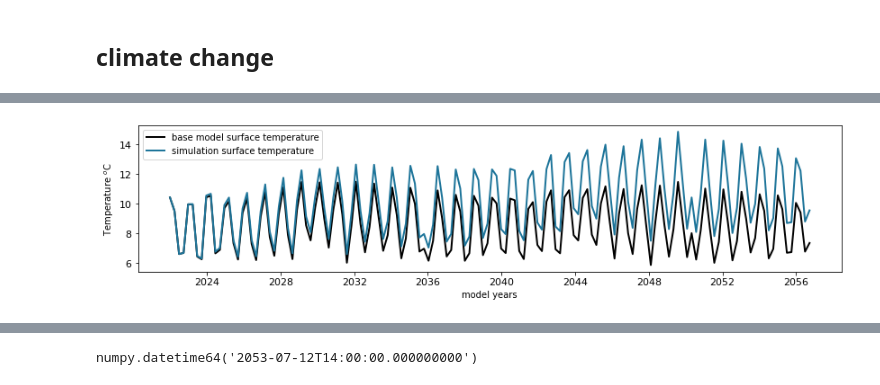
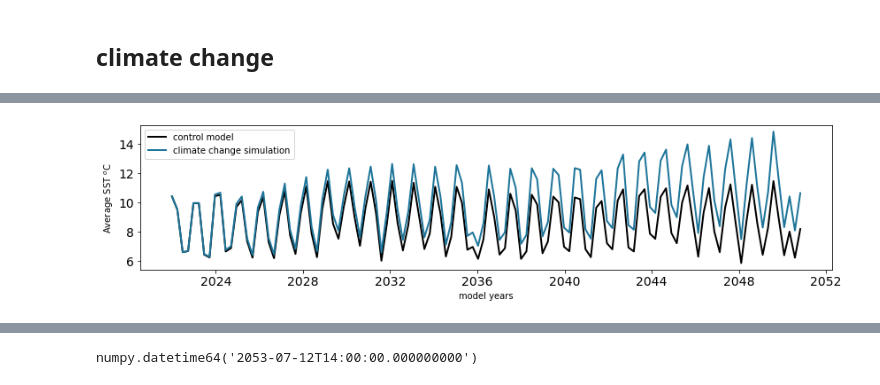
Before and after one commit to SS-Atlantis/analysis-raisha, a Jupyter notebook: notebooks/SSAM-living-labs.ipynb, the cells around one changed output, grey strips where cells are left out. Drawn from its saved outputs; the diff is of its cells as text; code cells hidden in the pictures.

Commit message:
figure updates for the Living Labs paper

```diff
--- a/notebooks/SSAM-living-labs.ipynb
+++ b/notebooks/SSAM-living-labs.ipynb
@@ -206,6 +293,6 @@ plt.title('Results of heatwave simulation 1, 3, & 5 years after heatwave for eac
 # %%
 #If different time scale neeeded
 start = 0
-end = t.size-1
+end = 118 #t.size-1
 
 time = t[start:end]
@@ -212,21 +303,20 @@ time = t[start:end]
 # %%
 # Temperature at all depths - climate_01
 fig, ax = plt.subplots(figsize = (14,3))
-ax.tick_params(labelsize=label_size)
+ax.tick_params(labelsize=14)
 
 Temp_control = np.ma.filled(control.Temp[start:end,ocean_boxes,5], np.nan)
 t_control = Temp_control.mean(axis=1)
 #t_control = t_control.mean(axis=1)
 
 Temp_climate = np.ma.filled(climate.Temp[start:end,ocean_boxes,5], np.nan)
 t_climate = Temp_climate.mean(axis=1)
 #t_climate = t_climate.mean(axis=1)
 
 ax.plot(time, t_control, 'k', linewidth = 2);
 ax.plot(time, t_climate, '#1e759a',linewidth = 2);
-ax.legend(['base model surface temperature','simulation surface temperature'])
-ax.set_ylabel('Temperature $^{o}$C');
+ax.legend(['control model','climate change simulation'])
+ax.set_ylabel('Average SST $^{o}$C');
 ax.set_xlabel('model years');
-ax.tick_params(labelsize=label_size)
 # %% [output]
-[figure, old version]
+[figure, new version]
```
Also changed, not shown: parts of 15 cells of this notebook.
